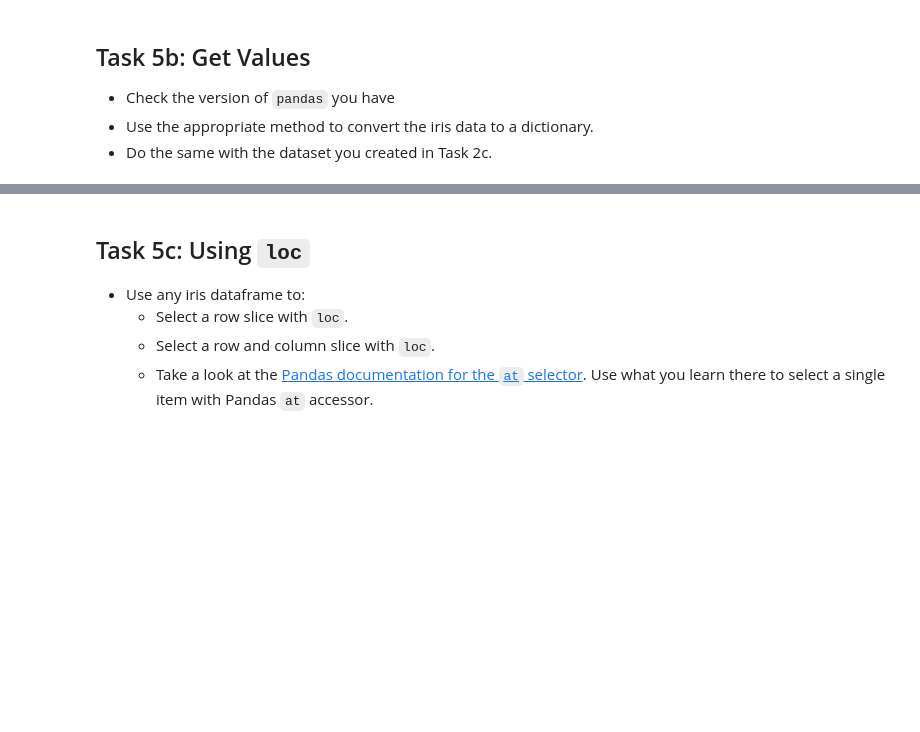
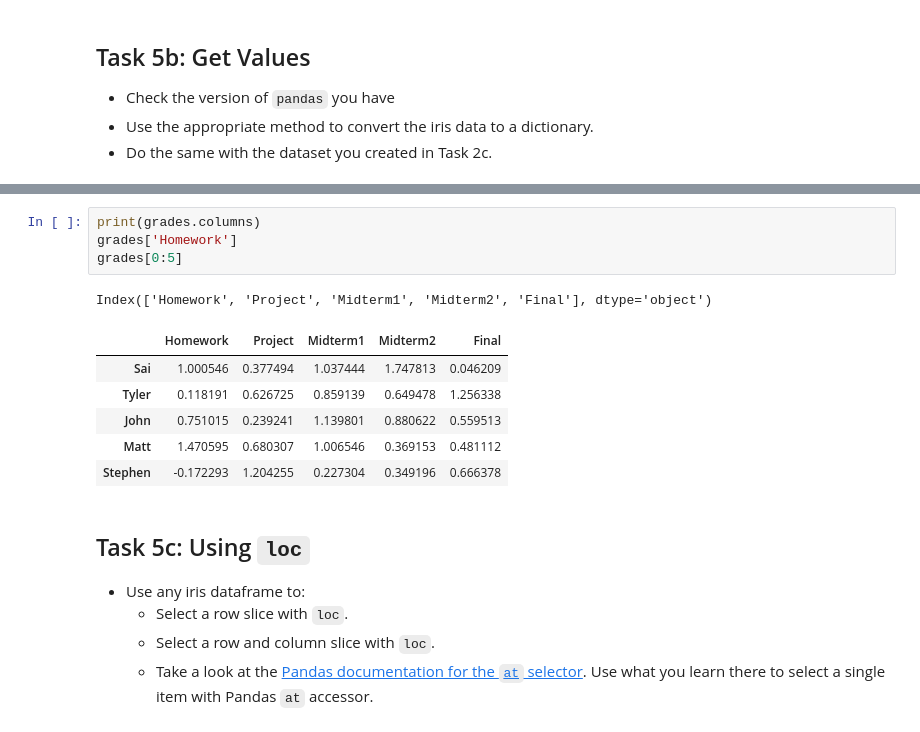
Before and after one commit to saioruganti/Data-Analytics-With-Python, a Jupyter notebook: L03-Pandas_Part1-Practice.ipynb, the cells around one changed output, grey strips where cells are left out. Saved outputs shown, nothing was run; the diff lists cells and outputs as text; blank space fills up the shorter version.

```diff
--- a/L03-Pandas_Part1-Practice.ipynb
+++ b/L03-Pandas_Part1-Practice.ipynb
@@ -50,3 +191,15 @@ Follow along with the teaching material in the lesson. Throughout the tutorial s
+# %%
+print(grades.columns)
+grades['Homework']
+grades[0:5]
+# %% [output]
+Index(['Homework', 'Project', 'Midterm1', 'Midterm2', 'Final'], dtype='object')
+|  | Homework | Project | Midterm1 | Midterm2 | Final |
+| Sai | 1.000546 | 0.377494 | 1.037444 | 1.747813 | 0.046209 |
+| Tyler | 0.118191 | 0.626725 | 0.859139 | 0.649478 | 1.256338 |
+| John | 0.751015 | 0.239241 | 1.139801 | 0.880622 | 0.559513 |
+| Matt | 1.470595 | 0.680307 | 1.006546 | 0.369153 | 0.481112 |
+| Stephen | -0.172293 | 1.204255 | 0.227304 | 0.349196 | 0.666378 |
 # %% [markdown]
 ## Task 5c: Using `loc`
 
```
Also changed, not shown: parts of 19 cells of this notebook, 3 other files.
